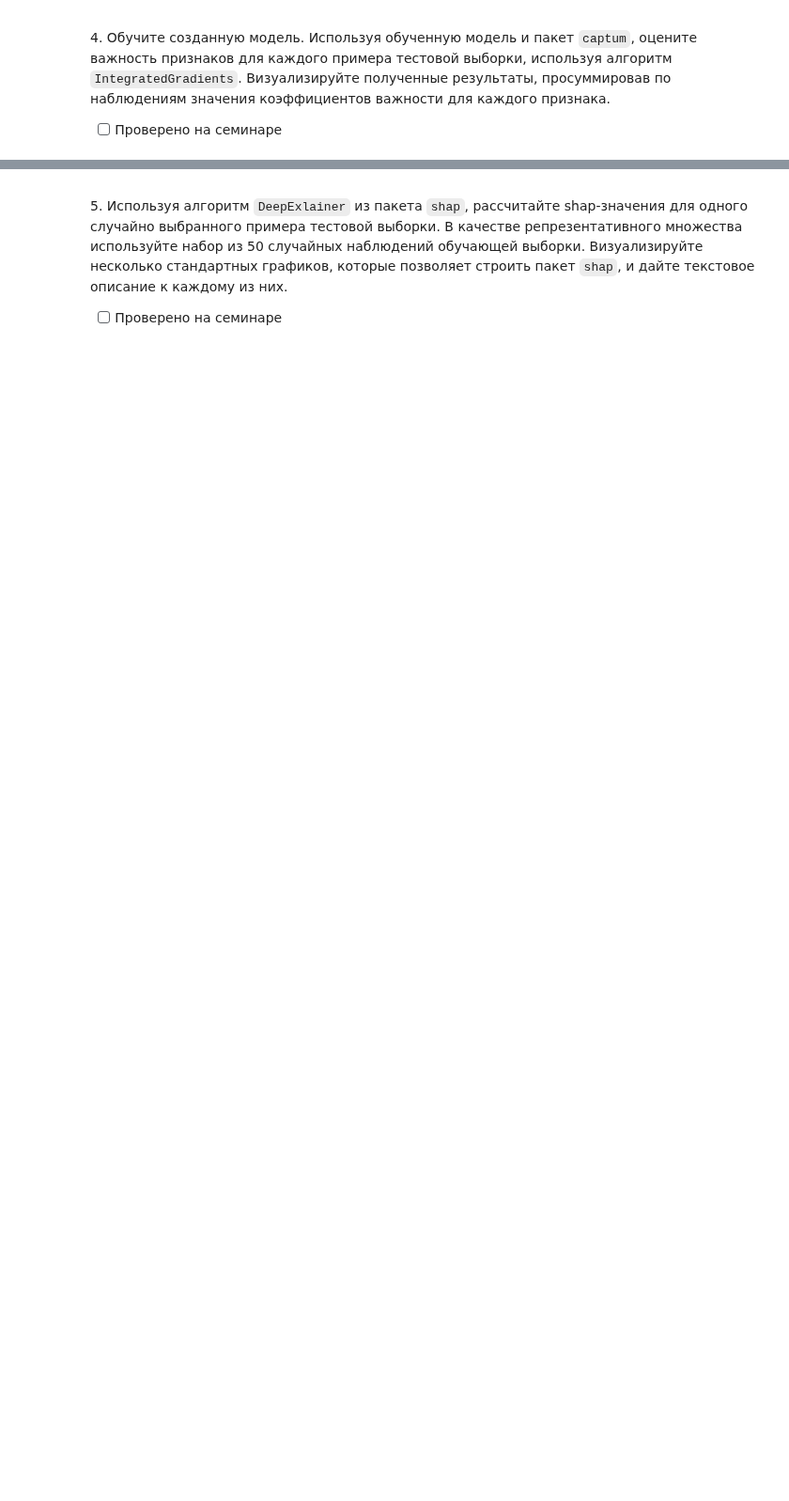
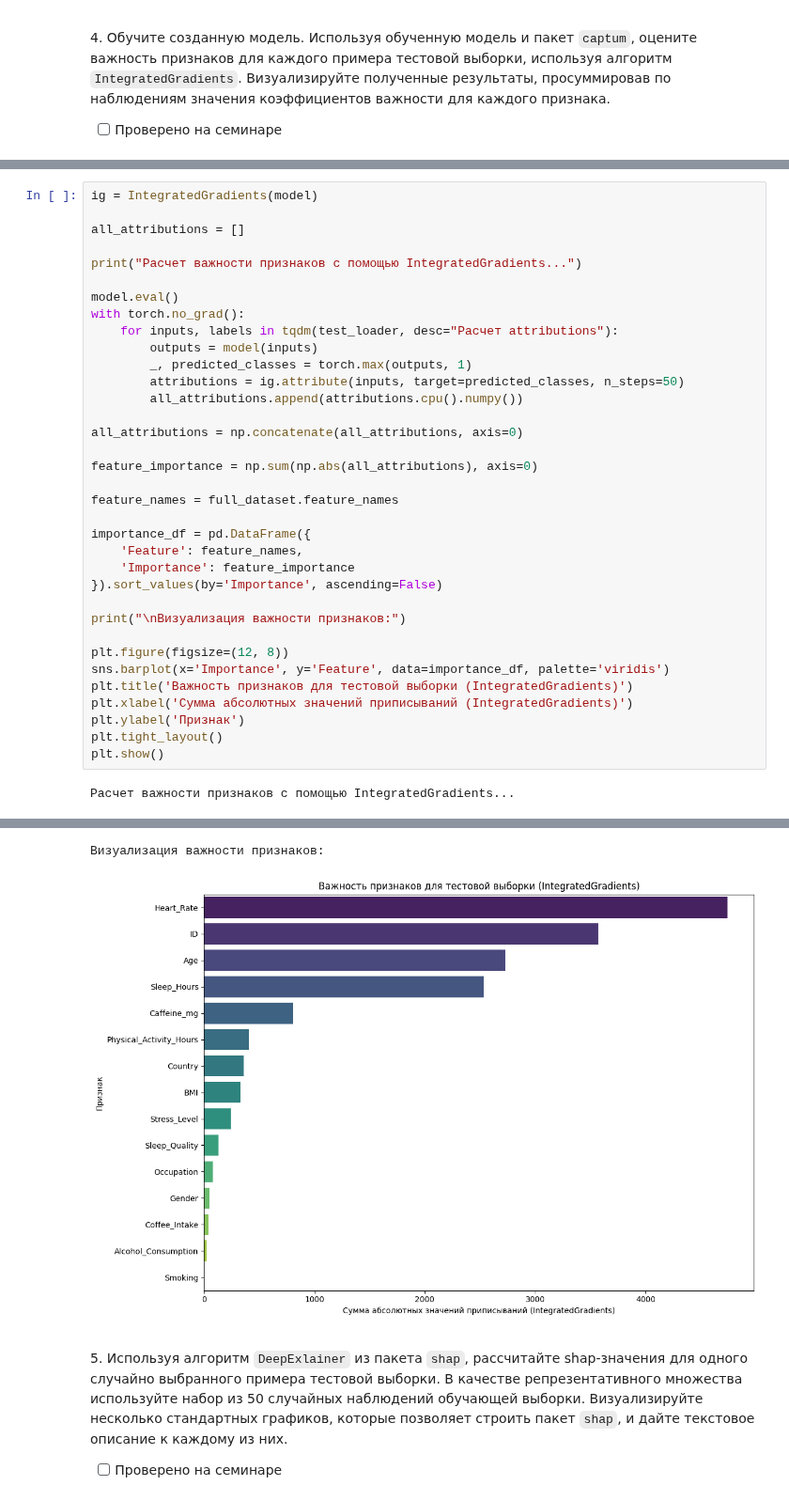
Before and after one commit to Ackrome/FU, a Jupyter notebook: Course_3/DL/02_4_analysis.ipynb, the cells around one changed output, grey strips where cells are left out. Shown at 94% size. Cells and saved outputs as stored; diff of their text form; blank space fills up the shorter version.

```diff
--- a/Course_3/DL/02_4_analysis.ipynb
+++ b/Course_3/DL/02_4_analysis.ipynb
@@ -324,0 +407,37 @@ AttributeError: 'ModelHistory' object has no attribute 'plot_gradient_summary'
+# %%
+ig = IntegratedGradients(model)
+
+all_attributions = []
+
+print("Расчет важности признаков с помощью IntegratedGradients...")
+
+model.eval()
+with torch.no_grad():
+    for inputs, labels in tqdm(test_loader, desc="Расчет attributions"):
+        outputs = model(inputs)
+        _, predicted_classes = torch.max(outputs, 1)
+        attributions = ig.attribute(inputs, target=predicted_classes, n_steps=50)
+        all_attributions.append(attributions.cpu().numpy())
+
+all_attributions = np.concatenate(all_attributions, axis=0)
+
+feature_importance = np.sum(np.abs(all_attributions), axis=0)
+
+feature_names = full_dataset.feature_names
+
+importance_df = pd.DataFrame({
+    'Feature': feature_names,
+    'Importance': feature_importance
+}).sort_values(by='Importance', ascending=False)
+
+print("\nВизуализация важности признаков:")
+
+plt.figure(figsize=(12, 8))
+sns.barplot(x='Importance', y='Feature', data=importance_df, palette='viridis')
+plt.title('Важность признаков для тестовой выборки (IntegratedGradients)')
+plt.xlabel('Сумма абсолютных значений приписываний (IntegratedGradients)')
+plt.ylabel('Признак')
+plt.tight_layout()
+plt.show()
+# %% [output]
+Расчет важности признаков с помощью IntegratedGradients...
@@ -325,3 +447,5 @@ AttributeError: 'ModelHistory' object has no attribute 'plot_gradient_summary'
+Визуализация важности признаков:
+[figure, added]
 # %% [markdown]
 <p class="task" id="5"></p>
 
```
Also changed, not shown: parts of 7 cells of this notebook.
